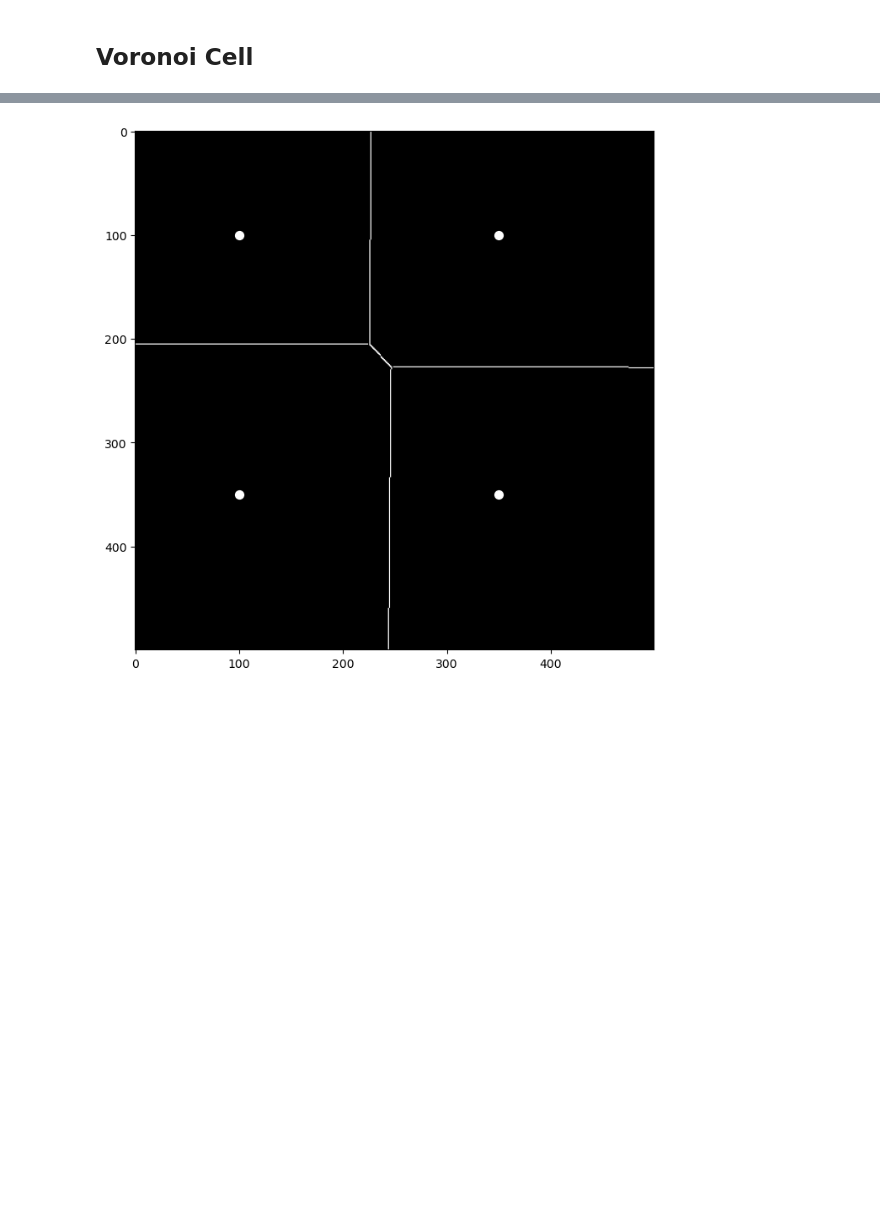
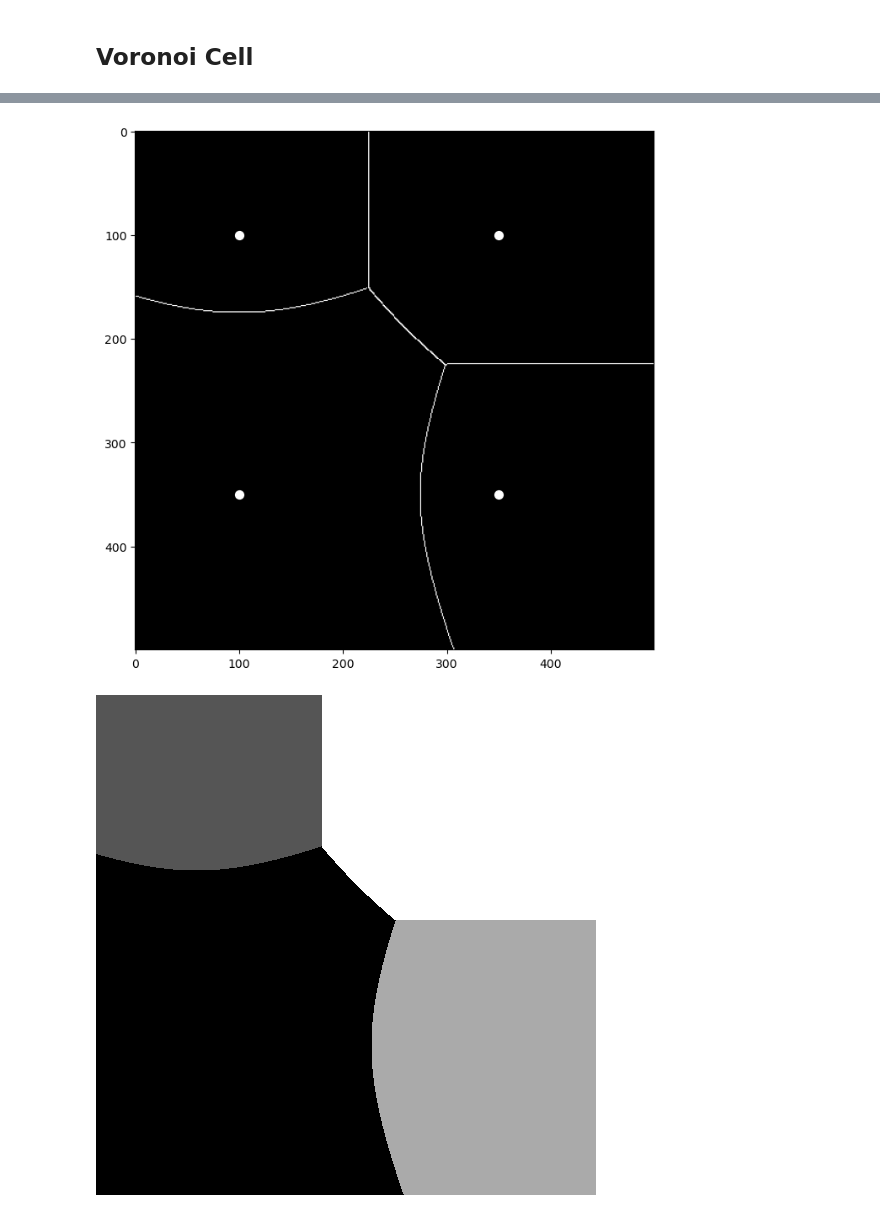
Before and after one commit to KangruiYuan/SimuBox, a Jupyter notebook: Demos/Scripts.ipynb, the cells around one changed output, grey strips where cells are left out. Cells and saved outputs as stored; diff of their text form; code cells hidden in the pictures; blank space fills up the shorter version.

Commit message:
fix voronoi

```diff
--- a/Demos/Scripts.ipynb
+++ b/Demos/Scripts.ipynb
@@ -103,9 +103,11 @@ File ../datasets/Vori/joint.txt not found
 # %%
-vc = VoronoiCell()
-image = vc.weighted_voronoi_diagrams([[100,350],[100,100],[350,350],[350,100]],
-                                        weights=[1e4,0,0,0],
-                                        plot='vertices',
-                                        method='power'
-                                        )
+from SimuBox import WeightedMethod
+VoronoiCell.weighted_voronoi_diagrams(
+        [[100,350],[100,100],[350,350],[350,100]],
+        weights=[1e2,0,0,0],
+        plot='vertices',
+        method=WeightedMethod.additive
+)
 # %% [output]
-[figure, old version]
+[figure, new version]
+[figure, added]
```
Also changed, not shown: parts of 9 cells of this notebook, 9 other files.
